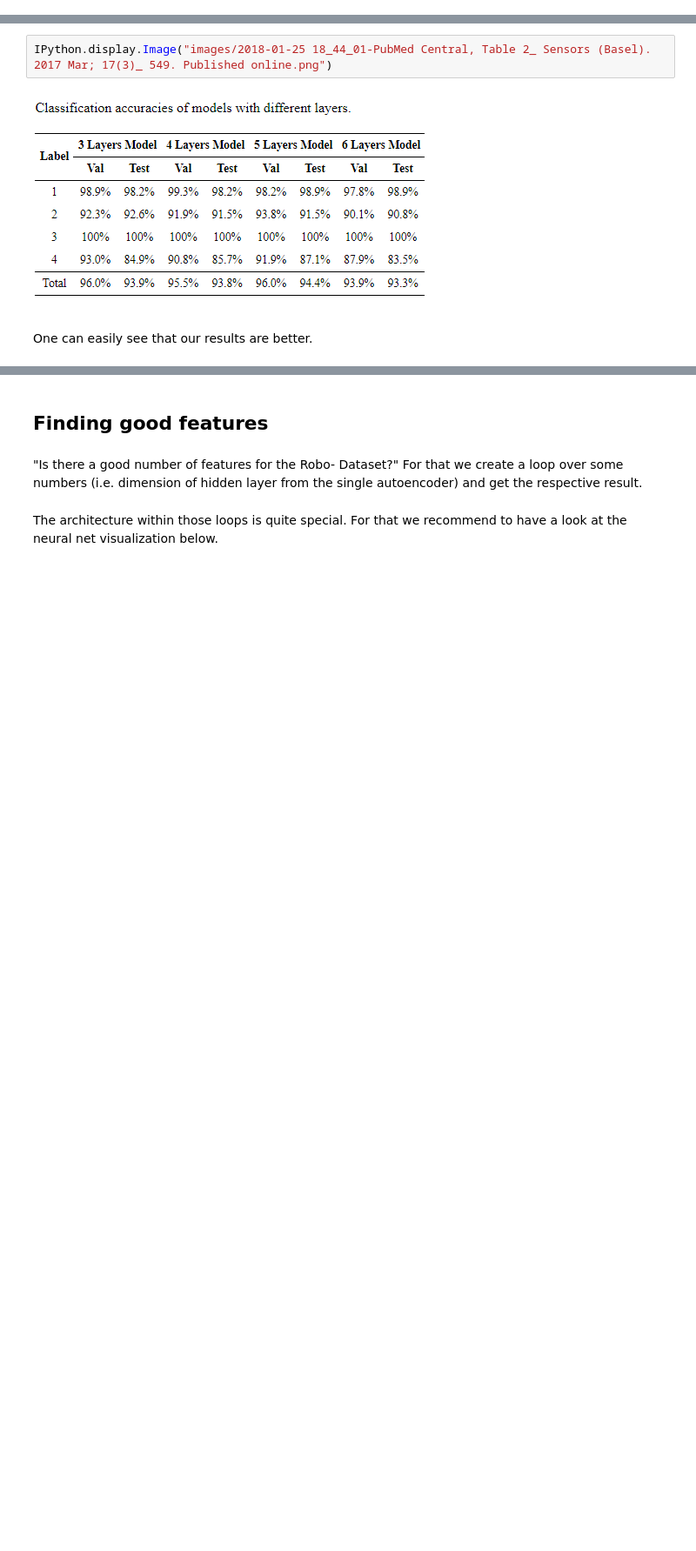
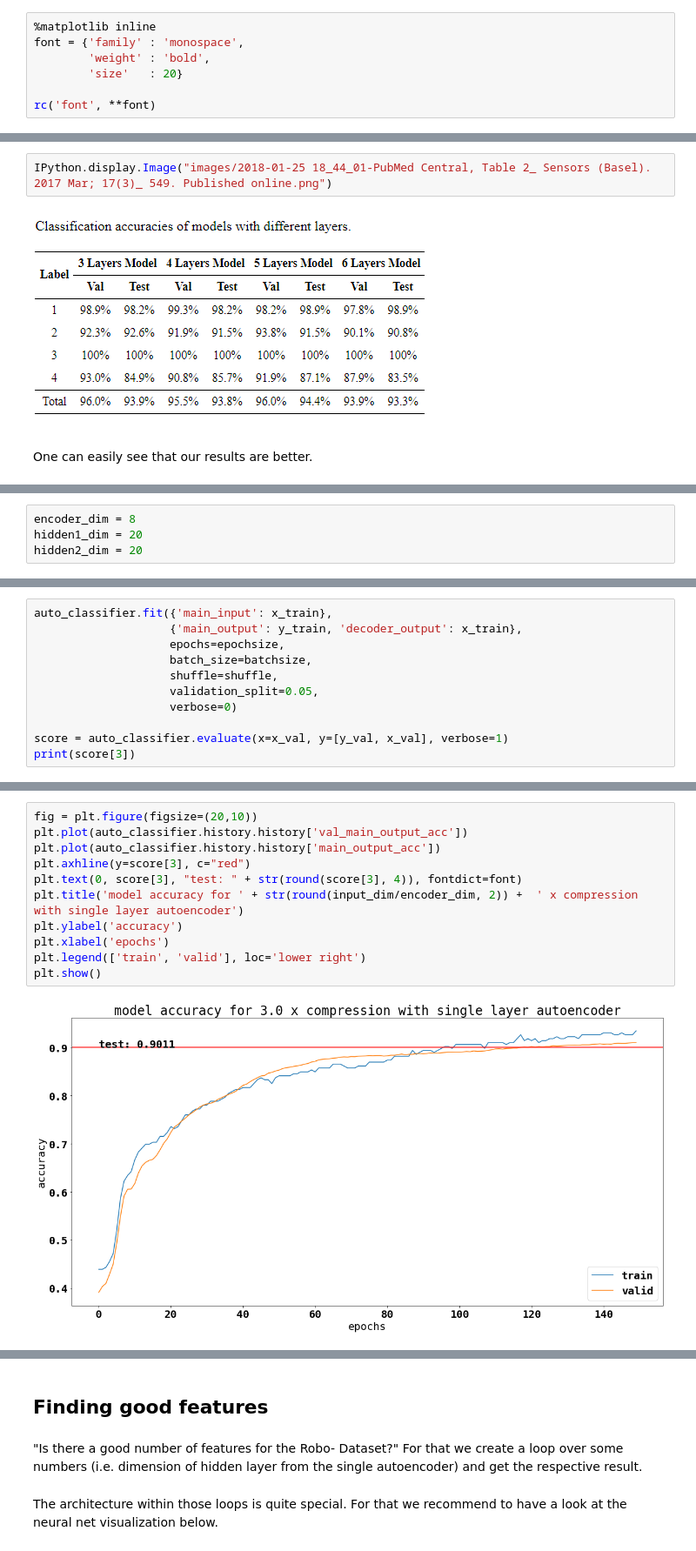
Before and after one commit to philippgrafendorfe/stackedautoencoders, a Jupyter notebook: ROBO_Autoencoder.ipynb, the cells around one changed output, grey strips where cells are left out. Shown at 87% size. Drawn from its saved outputs; the diff is of its cells as text; blank space fills up the shorter version.

```diff
--- a/ROBO_Autoencoder.ipynb
+++ b/ROBO_Autoencoder.ipynb
@@ -52,3 +52,10 @@ import IPython
+# %%
+%matplotlib inline
+font = {'family' : 'monospace',
+        'weight' : 'bold',
+        'size'   : 20}
+
+rc('font', **font)
 # %% [markdown]
 ## Import and basic data inspection
 # %%
@@ -227,0 +203,4 @@ One can easily see that our results are better.
+# %%
+encoder_dim = 8
+hidden1_dim = 20
+hidden2_dim = 20
@@ -227,0 +237,11 @@ One can easily see that our results are better.
+# %%
+auto_classifier.fit({'main_input': x_train},
+                    {'main_output': y_train, 'decoder_output': x_train},
+                    epochs=epochsize,
+                    batch_size=batchsize,
+                    shuffle=shuffle,
+                    validation_split=0.05,
+                    verbose=0)
+
+score = auto_classifier.evaluate(x=x_val, y=[y_val, x_val], verbose=1)
+print(score[3])
@@ -227,0 +251,13 @@ One can easily see that our results are better.
+# %%
+fig = plt.figure(figsize=(20,10))
+plt.plot(auto_classifier.history.history['val_main_output_acc'])
+plt.plot(auto_classifier.history.history['main_output_acc'])
+plt.axhline(y=score[3], c="red")
+plt.text(0, score[3], "test: " + str(round(score[3], 4)), fontdict=font)
+plt.title('model accuracy for ' + str(round(input_dim/encoder_dim, 2)) +  ' x compression with single layer autoencoder')
+plt.ylabel('accuracy')
+plt.xlabel('epochs')
+plt.legend(['train', 'valid'], loc='lower right')
+plt.show()
+# %% [output]
+[figure, added]
```
Also changed, not shown: parts of 38 cells of this notebook, 9 other files.
